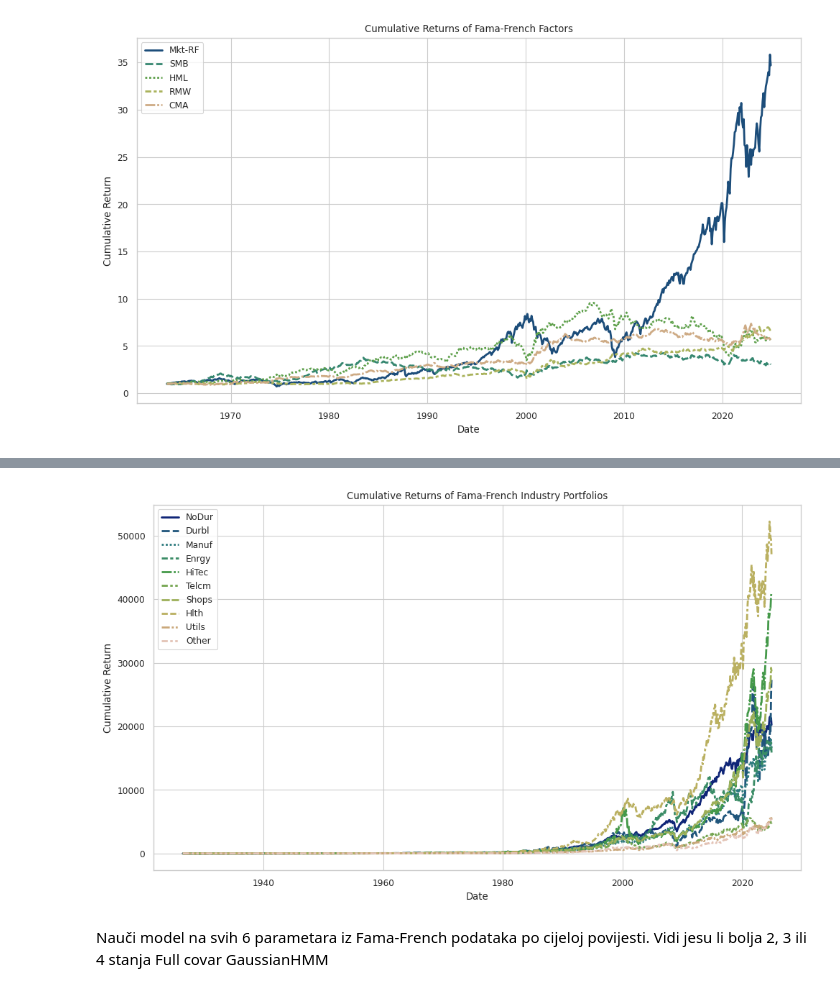
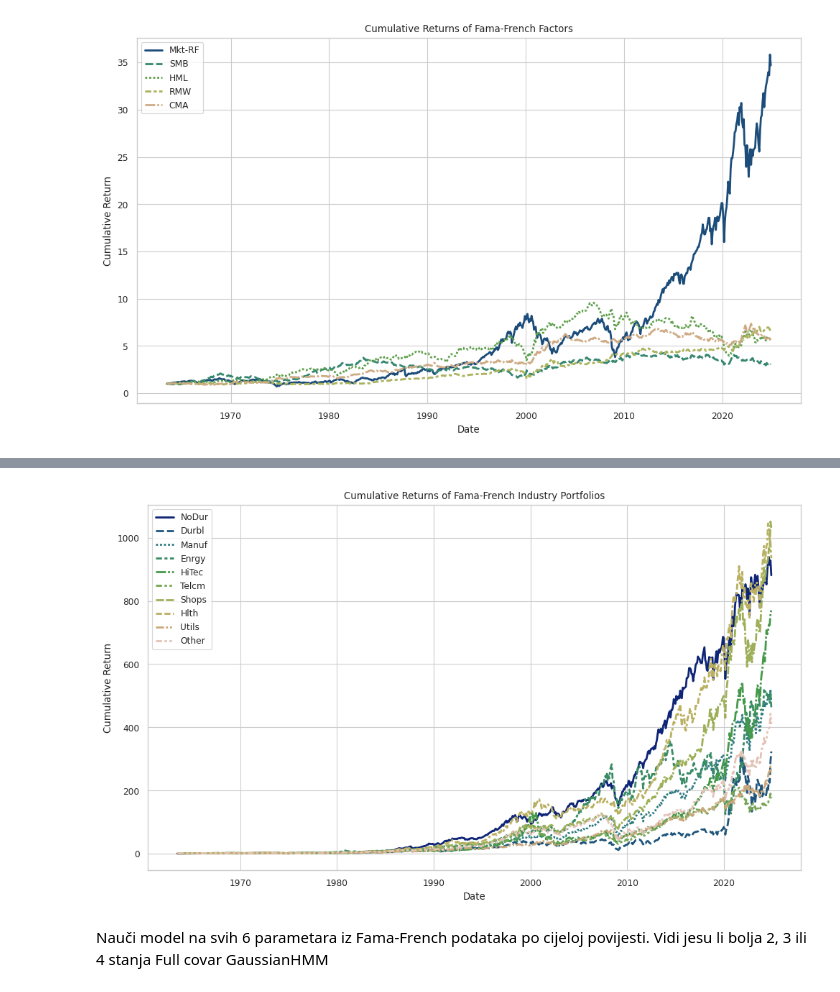
Before and after one commit to evucelic/HMM-Market-Regime-Estimation, a Jupyter notebook: fama_french_HMM.ipynb, the cells around one changed output, grey strips where cells are left out. Cells and saved outputs as stored; diff of their text form; code cells hidden in the pictures.

```diff
--- a/fama_french_HMM.ipynb
+++ b/fama_french_HMM.ipynb
@@ -89,24 +82,25 @@ plot_cumulative_returns(
 # %%
+# Cumulative returns of industry portfolios
 plot_cumulative_returns(
     data_fama_french_industry_portfolios[
         [
             "NoDur",
             "Durbl",
             "Manuf",
             "Enrgy",
             "HiTec",
             "Telcm",
             "Shops",
             "Hlth",
             "Utils",
             "Other",
         ]
-    ]
+    ].loc[data_fama_french.index[0]:]
     / 100,
     title="Cumulative Returns of Fama-French Industry Portfolios",
 )
 # %% [output]
-[figure, old version]
+[figure, new version]
 # %% [markdown]
 Nauči model na svih 6 parametara iz Fama-French podataka po cijeloj povijesti.
 Vidi jesu li bolja 2, 3 ili 4 stanja
```
Also changed, not shown: parts of 48 cells of this notebook.
